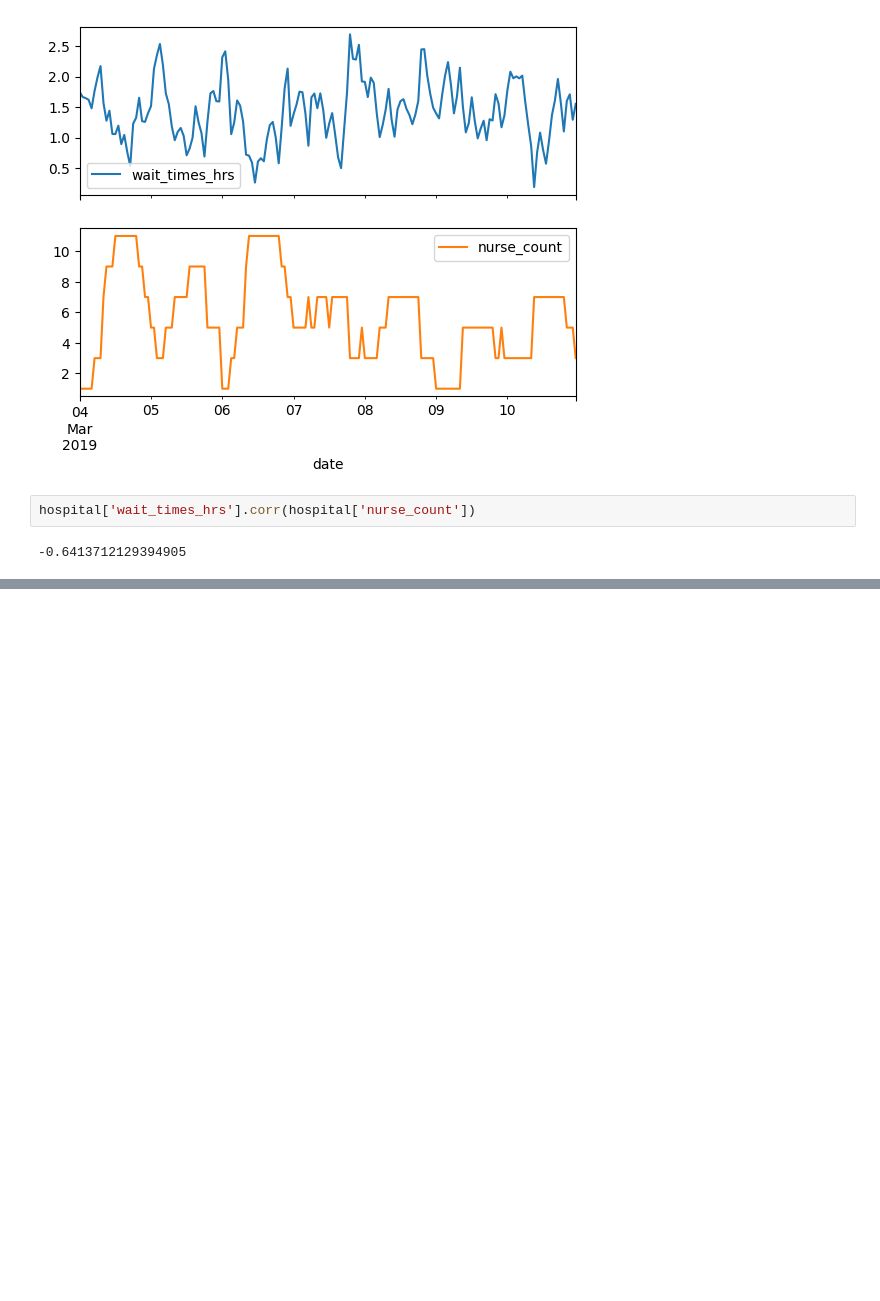
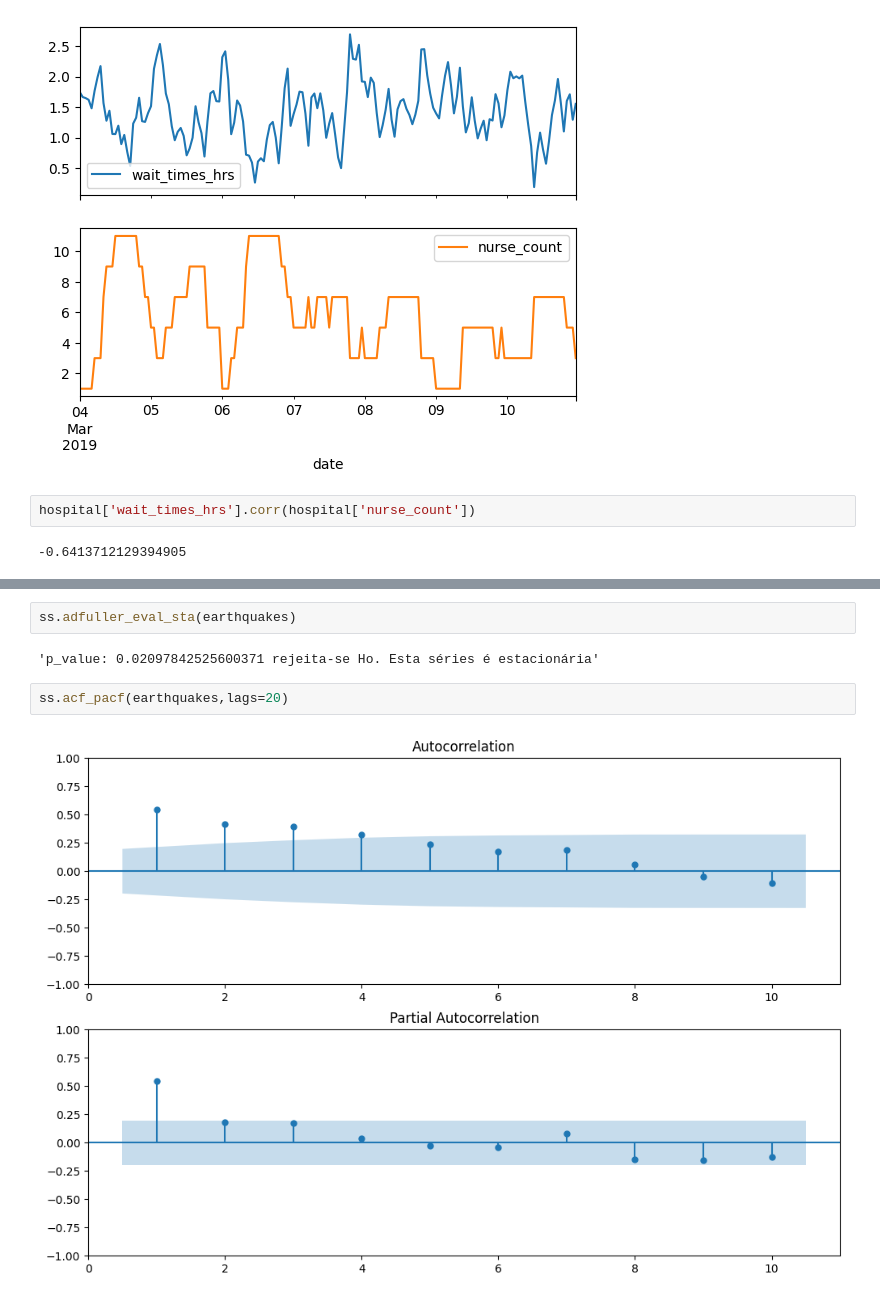
Before and after one commit to filipeaguiarrod/machine_learning_topics, a Jupyter notebook: Séries Temporais/2_models.ipynb, the cells around one changed output, grey strips where cells are left out. Drawn from its saved outputs; the diff is of its cells as text; blank space fills up the shorter version.

```diff
--- a/Séries Temporais/2_models.ipynb
+++ b/Séries Temporais/2_models.ipynb
@@ -526,0 +538,8 @@ Warnings:
+# %%
+ss.adfuller_eval_sta(earthquakes)
+# %% [output]
+'p_value: 0.02097842525600371 rejeita-se Ho. Esta séries é estacionária'
+# %%
+ss.acf_pacf(earthquakes,lags=20)
+# %% [output]
+[figure, added]
```
Also changed, not shown: parts of 16 cells of this notebook, 4 other files.
